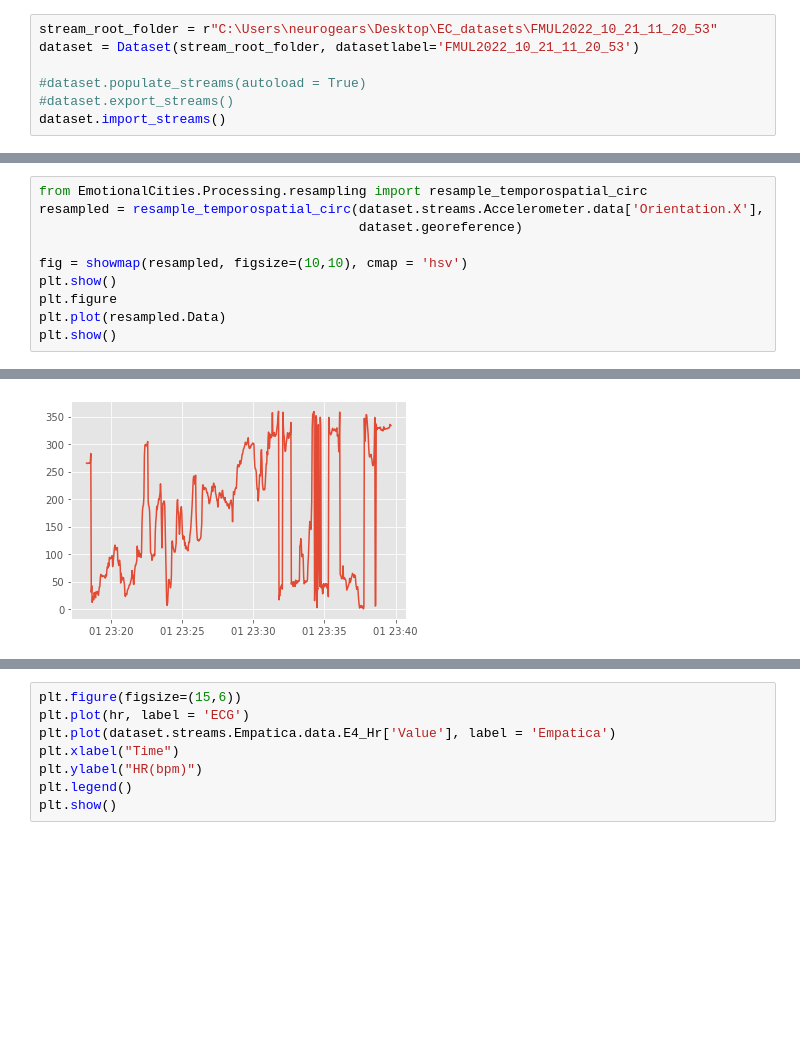
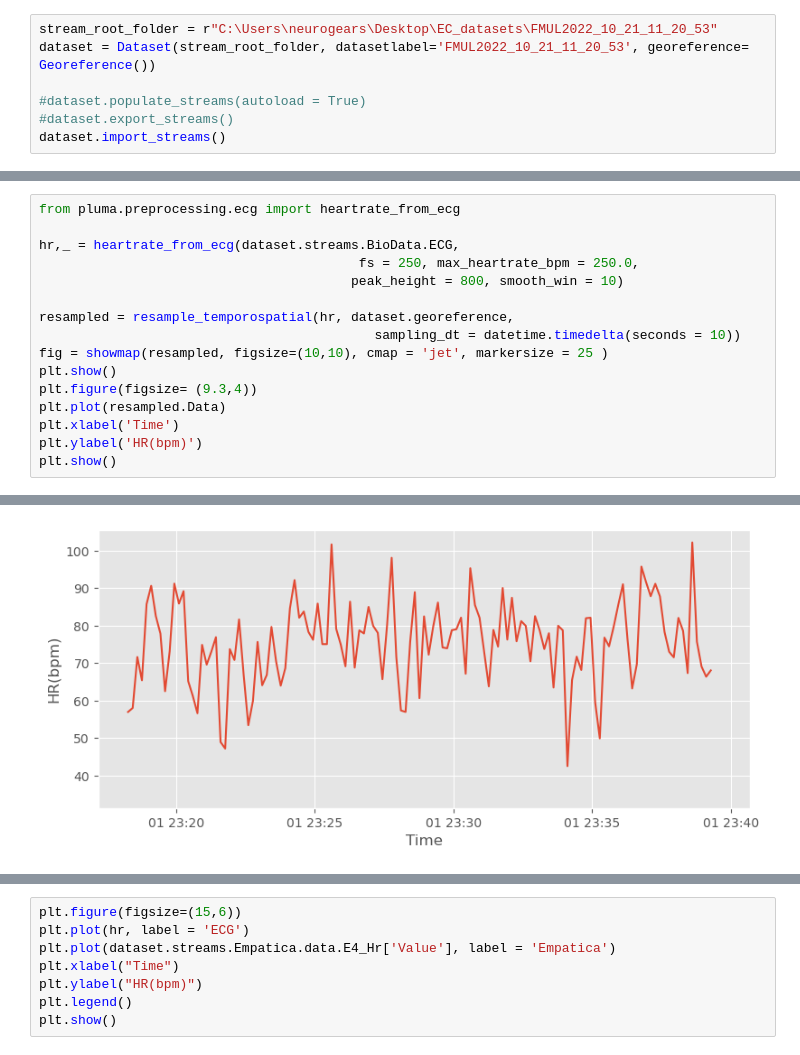
Before and after one commit to emotional-cities/pluma-experiments, a Jupyter notebook: Experiment/Analysis/AnalysisCode/Demo_API.ipynb, the cells around one changed output, grey strips where cells are left out. Drawn from its saved outputs; the diff is of its cells as text; blank space fills up the shorter version.

Commit message:
update demo to reflect changes in pluma API

```diff
--- a/Experiment/Analysis/AnalysisCode/Demo_API.ipynb
+++ b/Experiment/Analysis/AnalysisCode/Demo_API.ipynb
@@ -15,6 +15,6 @@ ModuleNotFoundError: No module named 'EmotionalCities'
 # %%
 stream_root_folder = r"C:\Users\neurogears\Desktop\EC_datasets\FMUL2022_10_21_11_20_53"
-dataset = Dataset(stream_root_folder, datasetlabel='FMUL2022_10_21_11_20_53')
+dataset = Dataset(stream_root_folder, datasetlabel='FMUL2022_10_21_11_20_53', georeference= Georeference())
 
 #dataset.populate_streams(autoload = True)
 #dataset.export_streams()
@@ -96,11 +69,17 @@ plt.show()
 # %%
-from EmotionalCities.Processing.resampling import resample_temporospatial_circ
-resampled = resample_temporospatial_circ(dataset.streams.Accelerometer.data['Orientation.X'],
-                                         dataset.georeference)
+from pluma.preprocessing.ecg import heartrate_from_ecg
 
-fig = showmap(resampled, figsize=(10,10), cmap = 'hsv')
+hr,_ = heartrate_from_ecg(dataset.streams.BioData.ECG,
+                                         fs = 250, max_heartrate_bpm = 250.0,
+                                        peak_height = 800, smooth_win = 10)
+
+resampled = resample_temporospatial(hr, dataset.georeference,
+                                           sampling_dt = datetime.timedelta(seconds = 10))
+fig = showmap(resampled, figsize=(10,10), cmap = 'jet', markersize = 25 )
 plt.show()
-plt.figure
+plt.figure(figsize= (9.3,4))
 plt.plot(resampled.Data)
+plt.xlabel('Time')
+plt.ylabel('HR(bpm)')
 plt.show()
 # %% [output]
@@ -108 +87 @@ plt.show()
-[figure, old version]
+[figure, new version]
```
Also changed, not shown: parts of 10 cells of this notebook.
